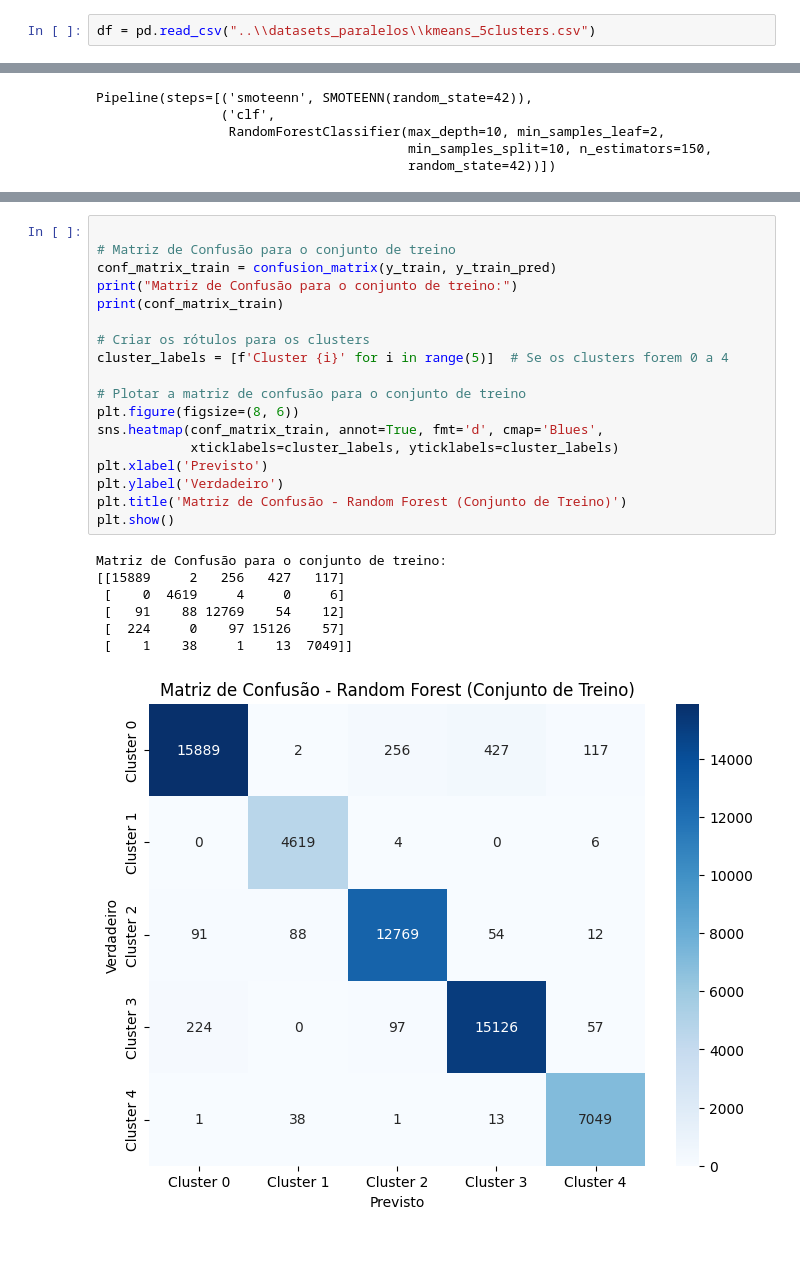
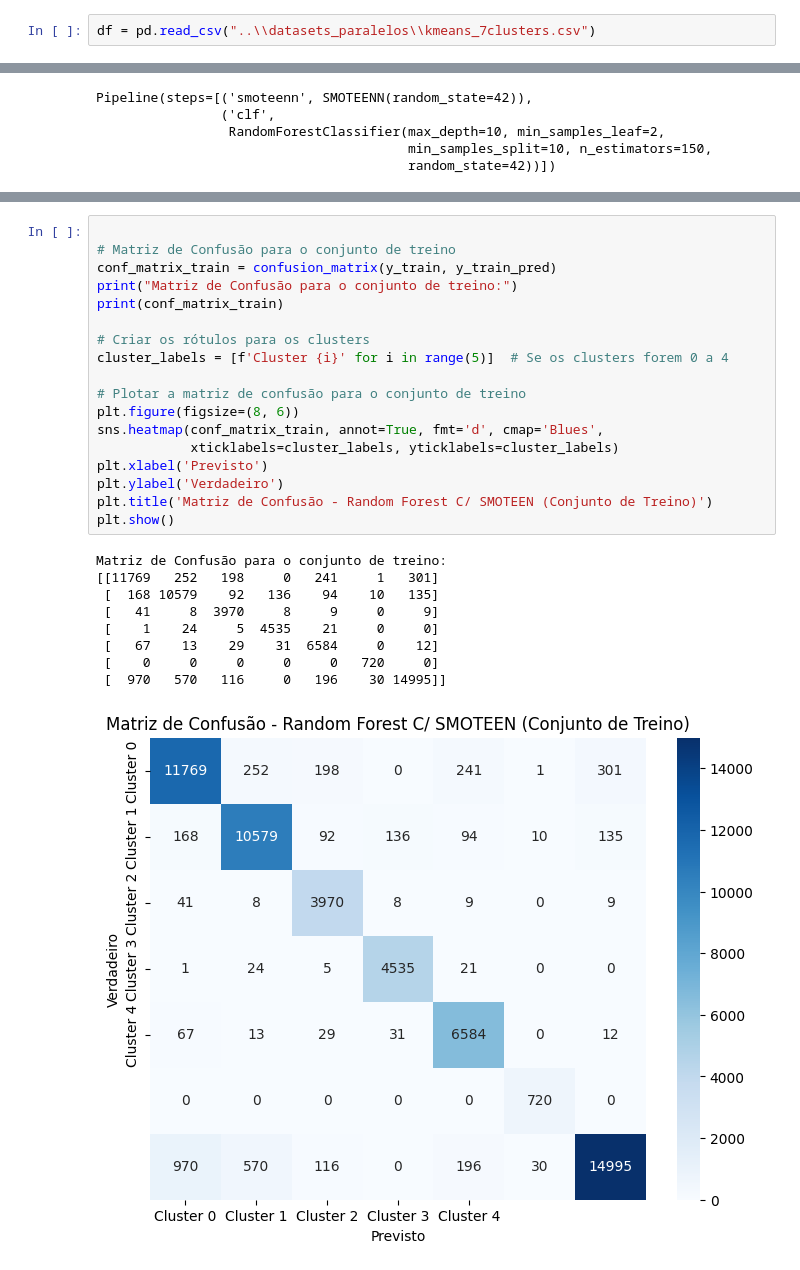
Before and after one commit to allanjfarias/PISI3, a Jupyter notebook: notebooks_classificação_clusters/random_forest_smoteen.ipynb, the cells around one changed output, grey strips where cells are left out. Cells and saved outputs as stored; diff of their text form.

```diff
--- a/notebooks_classificação_clusters/random_forest_smoteen.ipynb
+++ b/notebooks_classificação_clusters/random_forest_smoteen.ipynb
@@ -12,7 +12,7 @@ from sklearn.metrics import classification_report, confusion_matrix
 from imblearn.pipeline import Pipeline
 from imblearn.combine import SMOTEENN
 # %%
-df = pd.read_csv("..\\datasets_paralelos\\kmeans_5clusters.csv")
+df = pd.read_csv("..\\datasets_paralelos\\kmeans_7clusters.csv")
 # %%
 # 2. Separar X e y
 X = df.drop(columns=['cluster'])
@@ -104,26 +108,28 @@ plt.show()
 # %%
 
 # Matriz de Confusão para o conjunto de treino
 conf_matrix_train = confusion_matrix(y_train, y_train_pred)
 print("Matriz de Confusão para o conjunto de treino:")
 print(conf_matrix_train)
 
 # Criar os rótulos para os clusters
 cluster_labels = [f'Cluster {i}' for i in range(5)]  # Se os clusters forem 0 a 4
 
 # Plotar a matriz de confusão para o conjunto de treino
 plt.figure(figsize=(8, 6))
 sns.heatmap(conf_matrix_train, annot=True, fmt='d', cmap='Blues',
             xticklabels=cluster_labels, yticklabels=cluster_labels)
 plt.xlabel('Previsto')
 plt.ylabel('Verdadeiro')
-plt.title('Matriz de Confusão - Random Forest (Conjunto de Treino)')
+plt.title('Matriz de Confusão - Random Forest C/ SMOTEEN (Conjunto de Treino)')
 plt.show()
 # %% [output]
 Matriz de Confusão para o conjunto de treino:
-[[15889     2   256   427   117]
- [    0  4619     4     0     6]
- [   91    88 12769    54    12]
- [  224     0    97 15126    57]
- [    1    38     1    13  7049]]
+[[11769   252   198     0   241     1   301]
+ [  168 10579    92   136    94    10   135]
+ [   41     8  3970     8     9     0     9]
+ [    1    24     5  4535    21     0     0]
+ [   67    13    29    31  6584     0    12]
+ [    0     0     0     0     0   720     0]
+ [  970   570   116     0   196    30 14995]]
-[figure, old version]
+[figure, new version]
```
Also changed, not shown: parts of 4 cells of this notebook, 2 other files.
